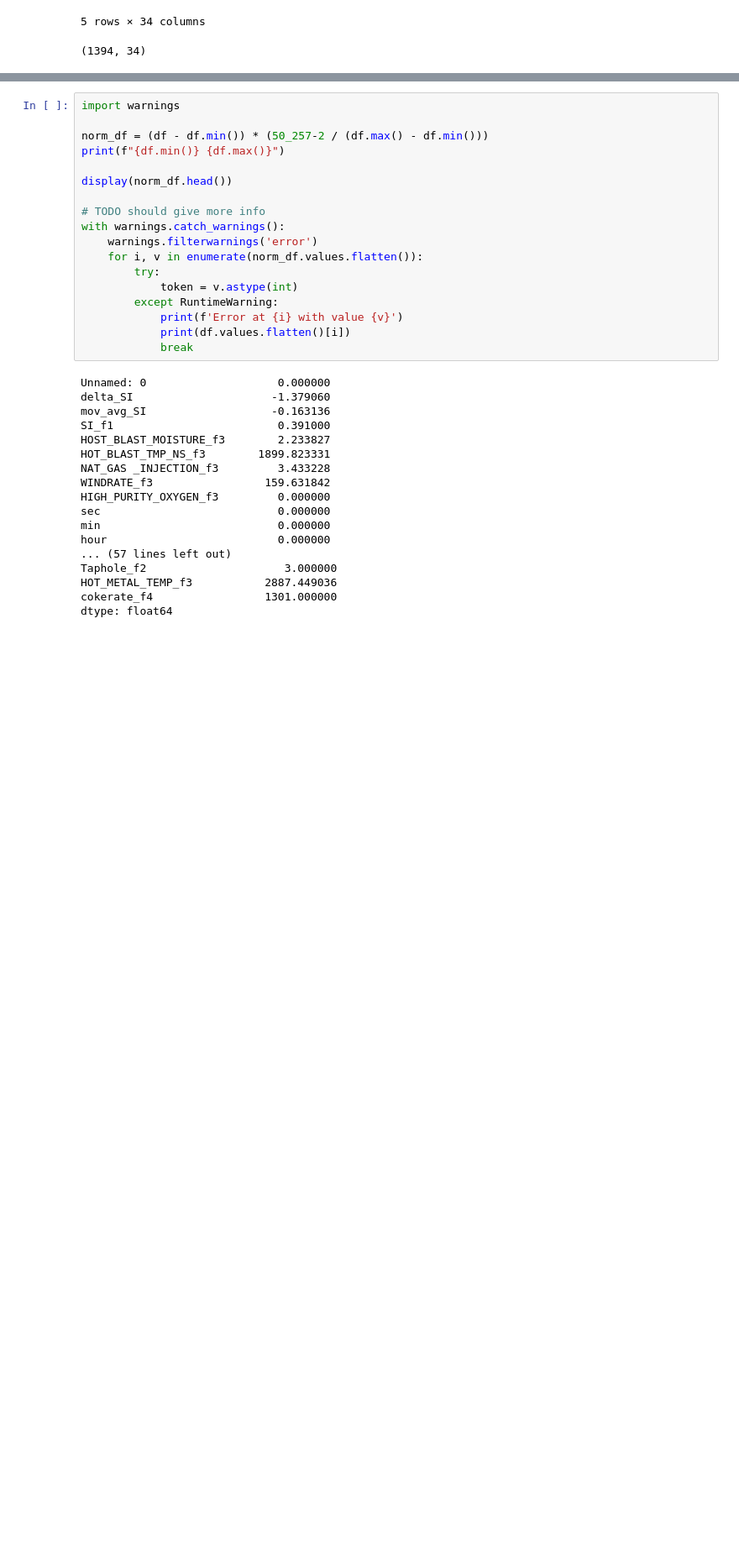
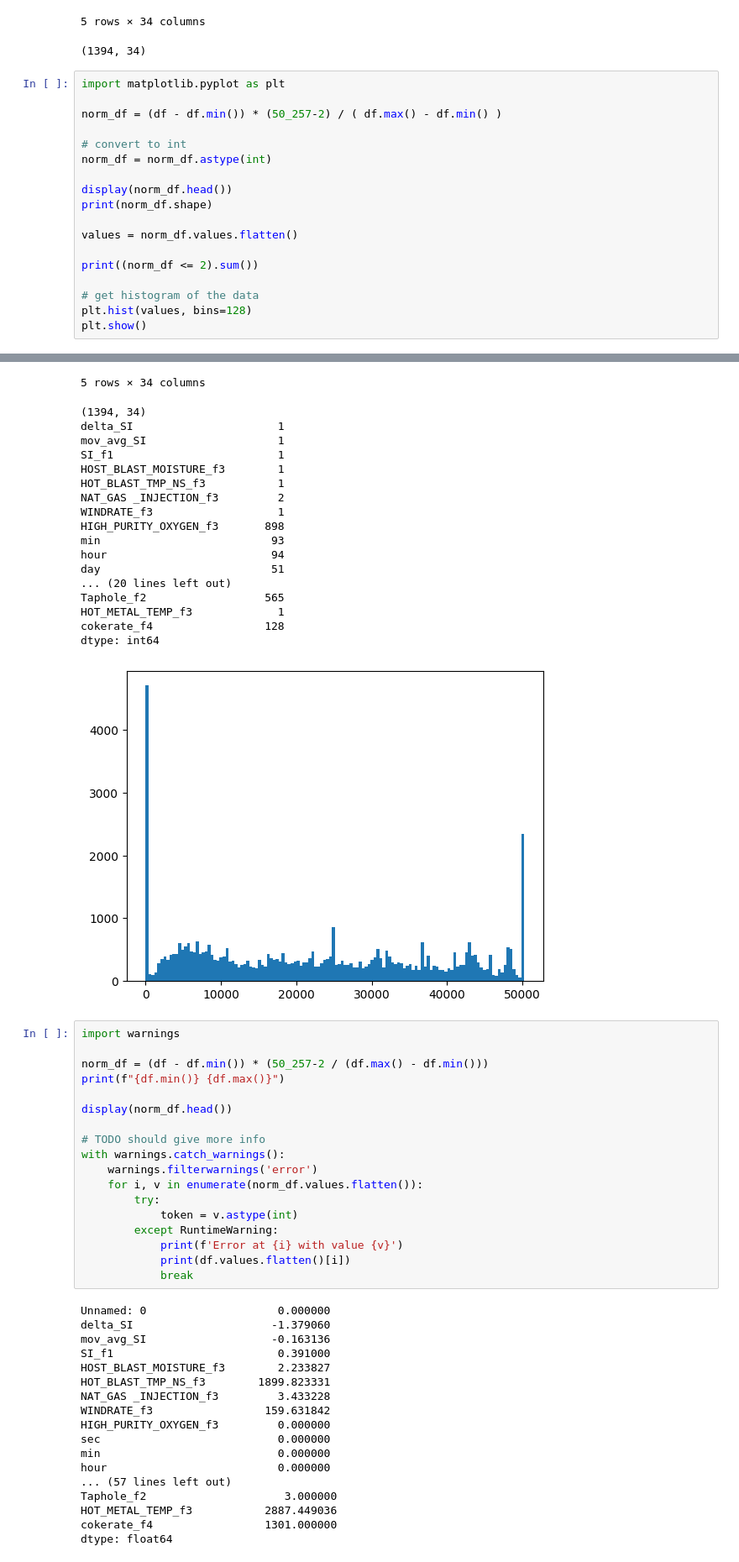
Before and after one commit to JoeyShapiro/GPT-Scratch-TimeSeries, a Jupyter notebook: data.ipynb, the cells around one changed output, grey strips where cells are left out. Shown at 84% size. Drawn from its saved outputs; the diff is of its cells as text; blank space fills up the shorter version.

```diff
--- a/data.ipynb
+++ b/data.ipynb
@@ -62,3 +62,22 @@ df.to_csv('rcalix-clean.csv', index=False, header=False)
 | 4 | 0.101686 | 0.0 | 0.776831 | 4.120331 | 2166.384674 | 9648.247637 | ... |
 5 rows × 34 columns
 (1394, 34)
+# %%
+import matplotlib.pyplot as plt
+
+norm_df = (df - df.min()) * (50_257-2) / ( df.max() - df.min() )
+
+# convert to int
+norm_df = norm_df.astype(int)
+
+display(norm_df.head())
+print(norm_df.shape)
+
+values = norm_df.values.flatten()
+
+print((norm_df <= 2).sum())
+
+# get histogram of the data
+plt.hist(values, bins=128)
+plt.show()
+# %% [output]
@@ -65,3 +90,22 @@ df.to_csv('rcalix-clean.csv', index=False, header=False)
+5 rows × 34 columns
+(1394, 34)
+delta_SI                      1
+mov_avg_SI                    1
+SI_f1                         1
+HOST_BLAST_MOISTURE_f3        1
+HOT_BLAST_TMP_NS_f3           1
+NAT_GAS _INJECTION_f3         2
+WINDRATE_f3                   1
+HIGH_PURITY_OXYGEN_f3       898
+min                          93
+hour                         94
+day                          51
+... (20 lines left out)
+Taphole_f2                  565
+HOT_METAL_TEMP_f3             1
+cokerate_f4                 128
+dtype: int64
+[figure, added]
 # %%
 import warnings
 
```
Also changed, not shown: parts of 2 cells of this notebook.
